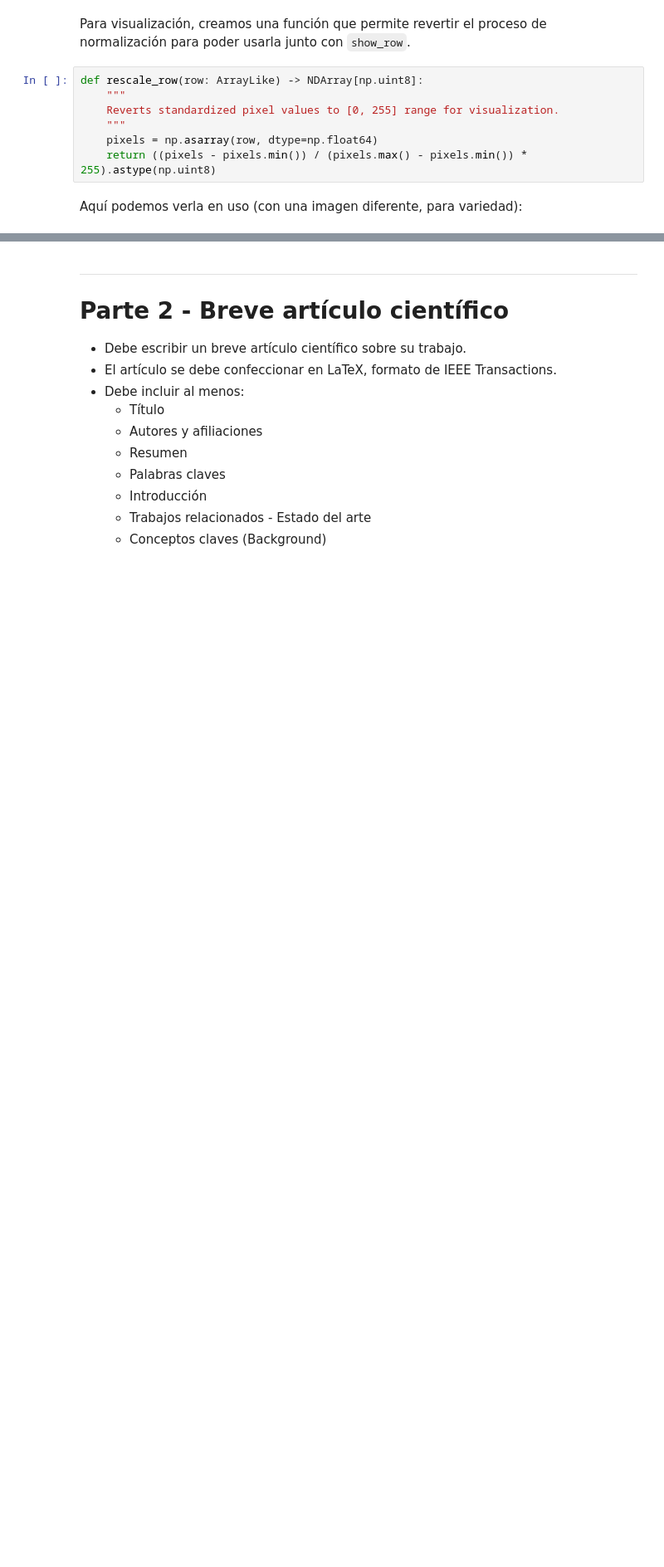
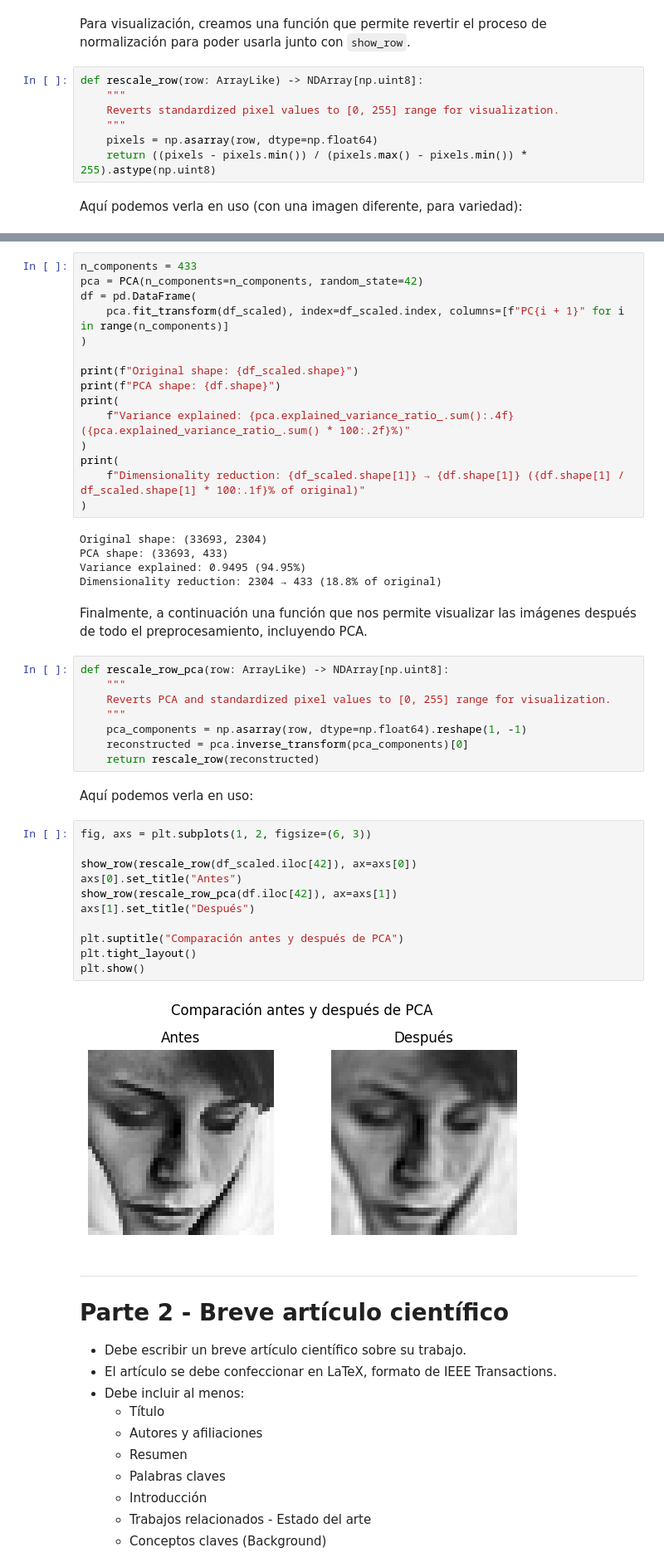
Before and after one commit to datwaft/aprendizaje_automatico, a Jupyter notebook: Trabajo_Corto_3/Trabajo_Corto_3.ipynb, the cells around one changed output, grey strips where cells are left out. Shown: that part at 83% size. Drawn from its saved outputs; the diff is of its cells as text; blank space fills up the shorter version.

```diff
--- a/Trabajo_Corto_3/Trabajo_Corto_3.ipynb
+++ b/Trabajo_Corto_3/Trabajo_Corto_3.ipynb
@@ -254,3 +298,48 @@ show_row(rescale_row(df.iloc[42]))
+# %%
+n_components = 433
+pca = PCA(n_components=n_components, random_state=42)
+df = pd.DataFrame(
+    pca.fit_transform(df_scaled), index=df_scaled.index, columns=[f"PC{i + 1}" for i in range(n_components)]
+)
+
+print(f"Original shape: {df_scaled.shape}")
+print(f"PCA shape: {df.shape}")
+print(
+    f"Variance explained: {pca.explained_variance_ratio_.sum():.4f} ({pca.explained_variance_ratio_.sum() * 100:.2f}%)"
+)
+print(
+    f"Dimensionality reduction: {df_scaled.shape[1]} → {df.shape[1]} ({df.shape[1] / df_scaled.shape[1] * 100:.1f}% of original)"
+)
+# %% [output]
+Original shape: (33693, 2304)
+PCA shape: (33693, 433)
+Variance explained: 0.9495 (94.95%)
+Dimensionality reduction: 2304 → 433 (18.8% of original)
+# %% [markdown]
+Finalmente, a continuación una función que nos permite visualizar las imágenes después de todo el preprocesamiento, incluyendo PCA.
+# %%
+def rescale_row_pca(row: ArrayLike) -> NDArray[np.uint8]:
+    """
+    Reverts PCA and standardized pixel values to [0, 255] range for visualization.
+    """
+    pca_components = np.asarray(row, dtype=np.float64).reshape(1, -1)
+    reconstructed = pca.inverse_transform(pca_components)[0]
+    return rescale_row(reconstructed)
+# %% [markdown]
+Aquí podemos verla en uso:
+# %%
+fig, axs = plt.subplots(1, 2, figsize=(6, 3))
+
+show_row(rescale_row(df_scaled.iloc[42]), ax=axs[0])
+axs[0].set_title("Antes")
+show_row(rescale_row_pca(df.iloc[42]), ax=axs[1])
+axs[1].set_title("Después")
+
+plt.suptitle("Comparación antes y después de PCA")
+plt.tight_layout()
+plt.show()
+# %% [output]
+[figure, added]
 # %% [markdown]
 ___
 
```
Also changed, not shown: parts of 6 cells of this notebook.
